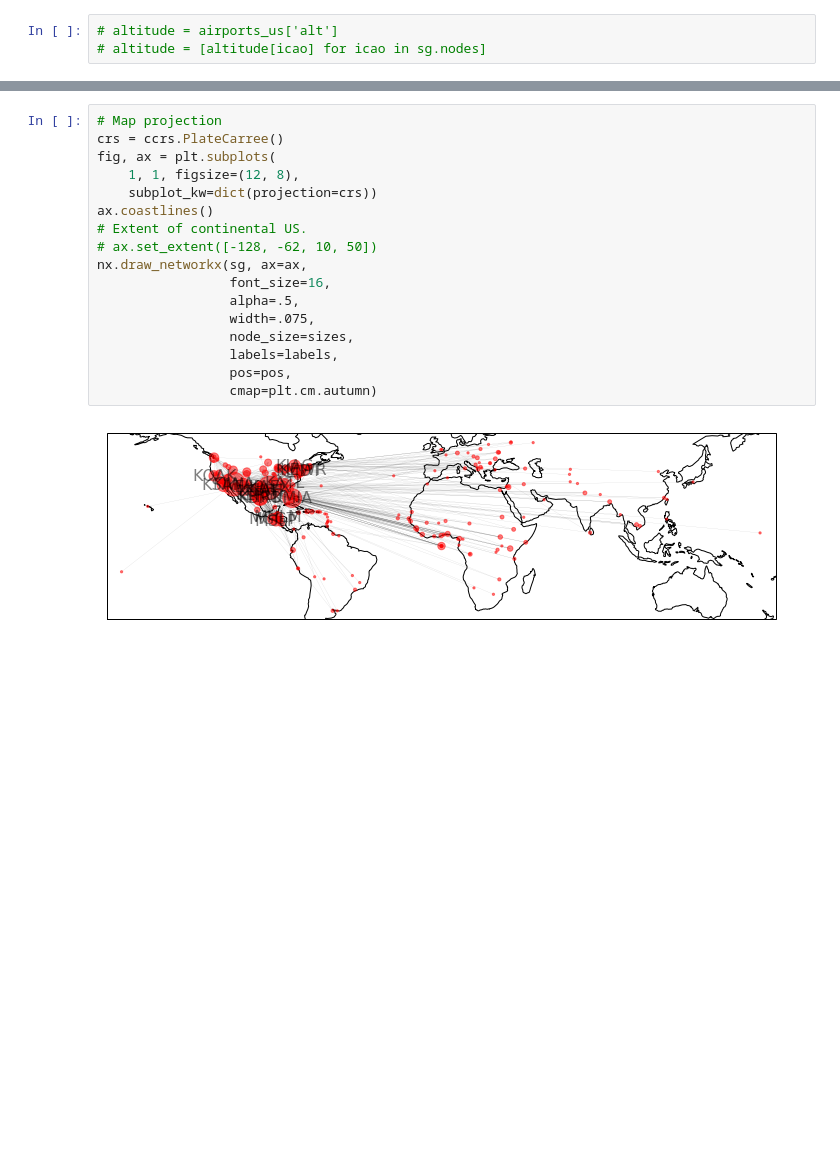
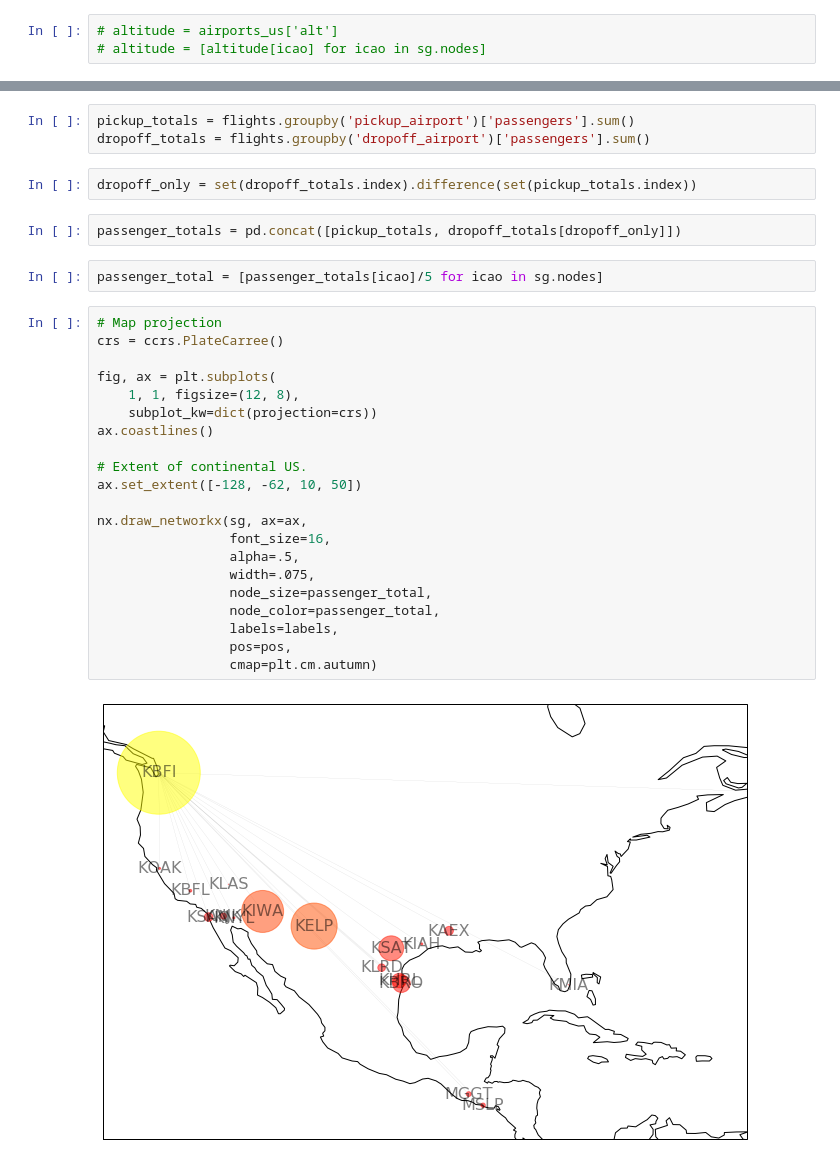
Before and after one commit to UWCHR/ice-air, a Jupyter notebook: analyze/note/map.ipynb, the cells around one changed output, grey strips where cells are left out. Saved outputs shown, nothing was run; the diff lists cells and outputs as text; blank space fills up the shorter version.

```diff
--- a/analyze/note/map.ipynb
+++ b/analyze/note/map.ipynb
@@ -208,19 +229,32 @@ labels = {icao: icao if deg[icao] >= 20 else ''
+# %%
+pickup_totals = flights.groupby('pickup_airport')['passengers'].sum()
+dropoff_totals = flights.groupby('dropoff_airport')['passengers'].sum()
+# %%
+dropoff_only = set(dropoff_totals.index).difference(set(pickup_totals.index))
+# %%
+passenger_totals = pd.concat([pickup_totals, dropoff_totals[dropoff_only]])
+# %%
+passenger_total = [passenger_totals[icao]/5 for icao in sg.nodes]
 # %%
 # Map projection
 crs = ccrs.PlateCarree()
+
 fig, ax = plt.subplots(
     1, 1, figsize=(12, 8),
     subplot_kw=dict(projection=crs))
 ax.coastlines()
+
 # Extent of continental US.
-# ax.set_extent([-128, -62, 10, 50])
+ax.set_extent([-128, -62, 10, 50])
+
 nx.draw_networkx(sg, ax=ax,
                  font_size=16,
                  alpha=.5,
                  width=.075,
-                 node_size=sizes,
+                 node_size=passenger_total,
+                 node_color=passenger_total,
                  labels=labels,
                  pos=pos,
                  cmap=plt.cm.autumn)
 # %% [output]
-[figure, old version]
+[figure, new version]
```
Also changed, not shown: parts of 24 cells of this notebook, 8 other files.
